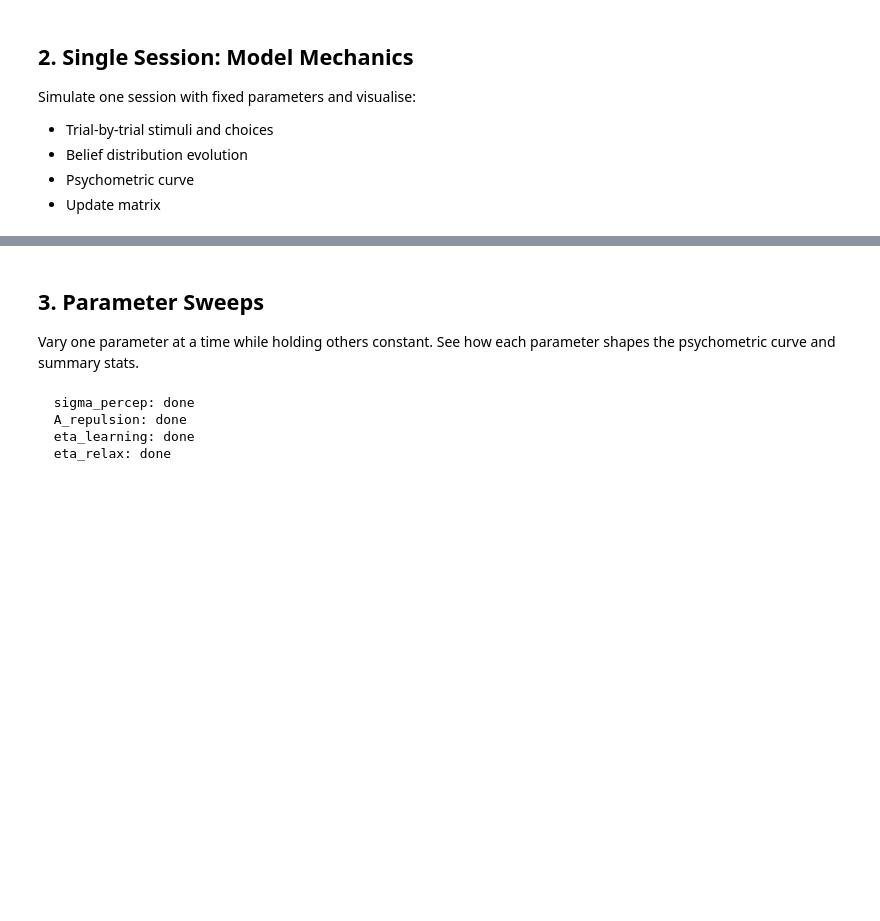
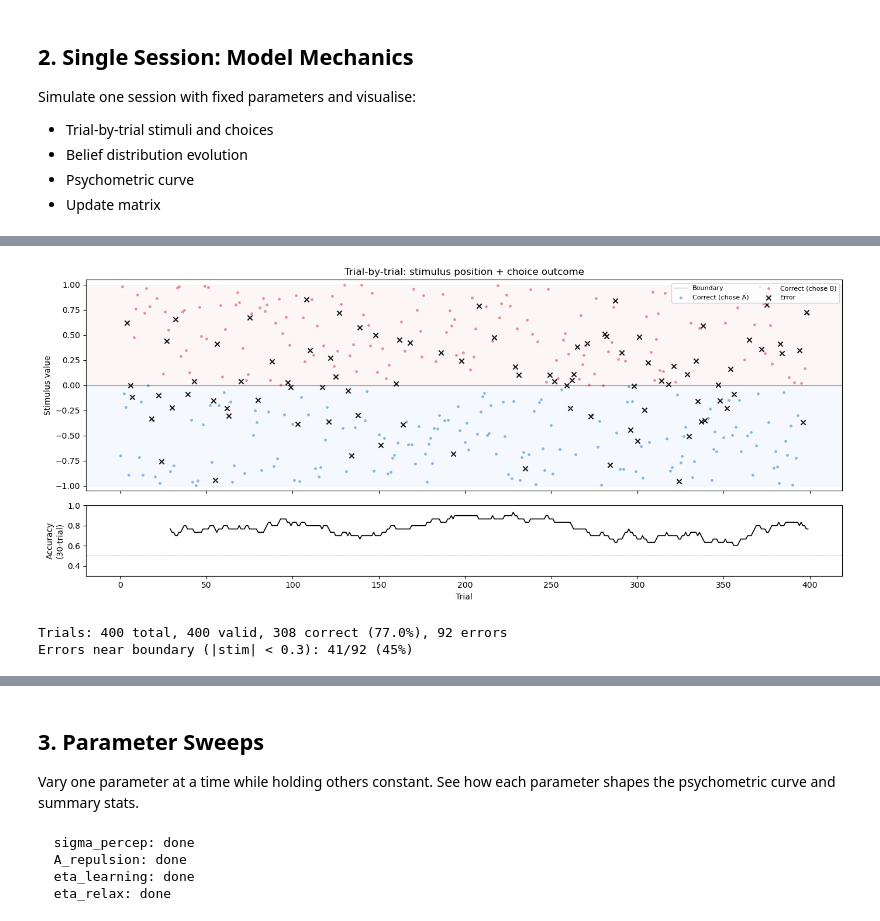
Before and after one commit to serkanshentyurk/sound_categorisation, a Jupyter notebook: Notebooks/1-Synthetic_Data_Exploration.ipynb, the cells around one changed output, grey strips where cells are left out. Saved outputs shown, nothing was run; the diff lists cells and outputs as text; code cells hidden in the pictures; blank space fills up the shorter version.

```diff
--- a/1_synthetic_data_exploration.ipynb
+++ b/Notebooks/1-Synthetic_Data_Exploration.ipynb
@@ -117,3 +81,77 @@ plt.show()
+# %%
+# --- Trial-by-trial view ---
+fig, axes = plt.subplots(2, 1, figsize=(14, 6), sharex=True,
+                          gridspec_kw={'height_ratios': [3, 1]})
+
+valid = ~np.isnan(choices)
+correct = (choices == categories) & valid
+incorrect = (~(choices == categories)) & valid
+abort = np.isnan(choices)
+
+# Top: stimuli with outcome overlay
+ax = axes[0]
+
+# Background shading for categories
+ax.axhspan(-1, 0, color='#1976d2', alpha=0.04)
+ax.axhspan(0, 1, color='#d32f2f', alpha=0.04)
+ax.axhline(0, color='k', linewidth=0.8, linestyle='-', alpha=0.4, label='Boundary')
+
+# Plot each trial as a marker at its stimulus value
+# Correct: filled circle, colour matches chosen category
+# Incorrect: X marker in red
+# Aborts: small grey dot
+
+# Correct trials
+correct_chose_A = correct & (choices == 0)
+correct_chose_B = correct & (choices == 1)
+ax.scatter(np.where(correct_chose_A)[0], stimuli[correct_chose_A],
+           s=12, c='#1976d2', marker='o', alpha=0.5, linewidths=0, label='Correct (chose A)')
+ax.scatter(np.where(correct_chose_B)[0], stimuli[correct_chose_B],
+           s=12, c='#d32f2f', marker='o', alpha=0.5, linewidths=0, label='Correct (chose B)')
+
+# Incorrect trials — prominent
+ax.scatter(np.where(incorrect)[0], stimuli[incorrect],
+           s=35, c='black', marker='x', alpha=0.9, linewidths=1.5,
+           zorder=3, label='Error')
+
+# Aborts
+if abort.any():
+    ax.scatter(np.where(abort)[0], stimuli[abort],
+               s=8, c='grey', marker='.', alpha=0.3, label='Abort')
+
+ax.set_ylabel('Stimulus value')
+ax.set_ylim(-1.05, 1.05)
+ax.legend(fontsize=8, loc='upper right', ncol=2)
+ax.set_title('Trial-by-trial: stimulus position + choice outcome')
+
+# Bottom: rolling performance
+ax = axes[1]
+window = 30
+perf_valid = correct[valid].astype(float)
+rolling = np.convolve(perf_valid, np.ones(window)/window, mode='valid')
+trial_idx_valid = np.where(valid)[0]
+ax.plot(trial_idx_valid[window-1:], rolling, color='k', linewidth=1.2)
+ax.axhline(0.5, color='grey', linewidth=0.5, linestyle='--')
+ax.set_ylabel(f'Accuracy\n({window}-trial)')
+ax.set_xlabel('Trial')
+ax.set_ylim(0.3, 1.0)
+
+plt.tight_layout()
+plt.show()
+
+# Print summary
+n_valid = valid.sum()
+n_correct = correct.sum()
+n_errors = incorrect.sum()
+print(f"Trials: {N_TRIALS} total, {n_valid} valid, {n_correct} correct ({n_correct/n_valid:.1%}), "
+      f"{n_errors} errors")
+print(f"Errors near boundary (|stim| < 0.3): "
+      f"{(incorrect & (np.abs(stimuli) < 0.3)).sum()}/{n_errors} "
+      f"({(incorrect & (np.abs(stimuli) < 0.3)).sum()/max(n_errors,1):.0%})")
+# %% [output]
+[figure, added]
+Trials: 400 total, 400 valid, 308 correct (77.0%), 92 errors
+Errors near boundary (|stim| < 0.3): 41/92 (45%)
 # %%
 # --- Belief evolution ---
 if trace.has_beliefs:
```
Also changed, not shown: parts of 9 cells of this notebook, 15 other files.
